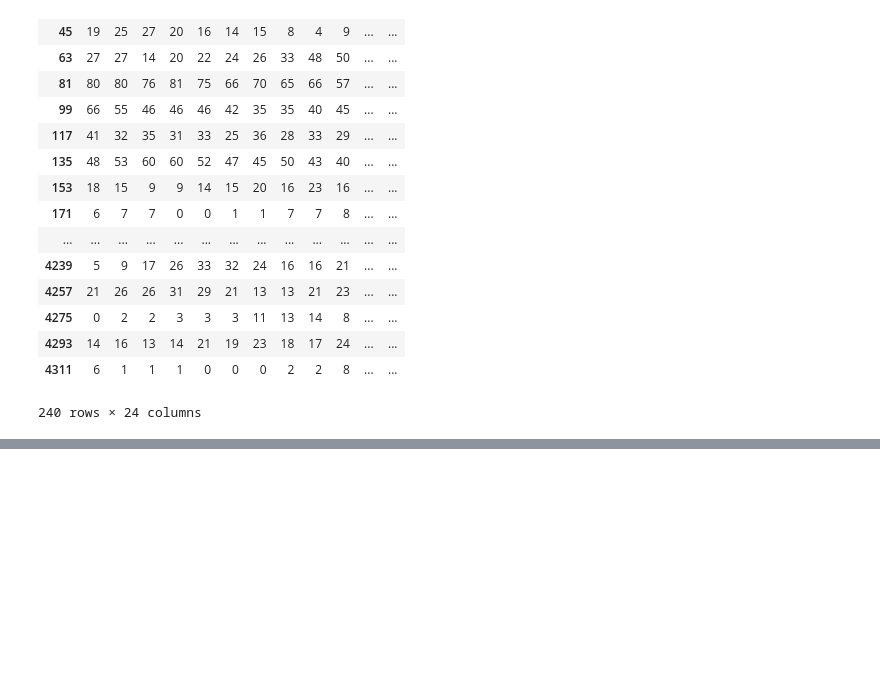
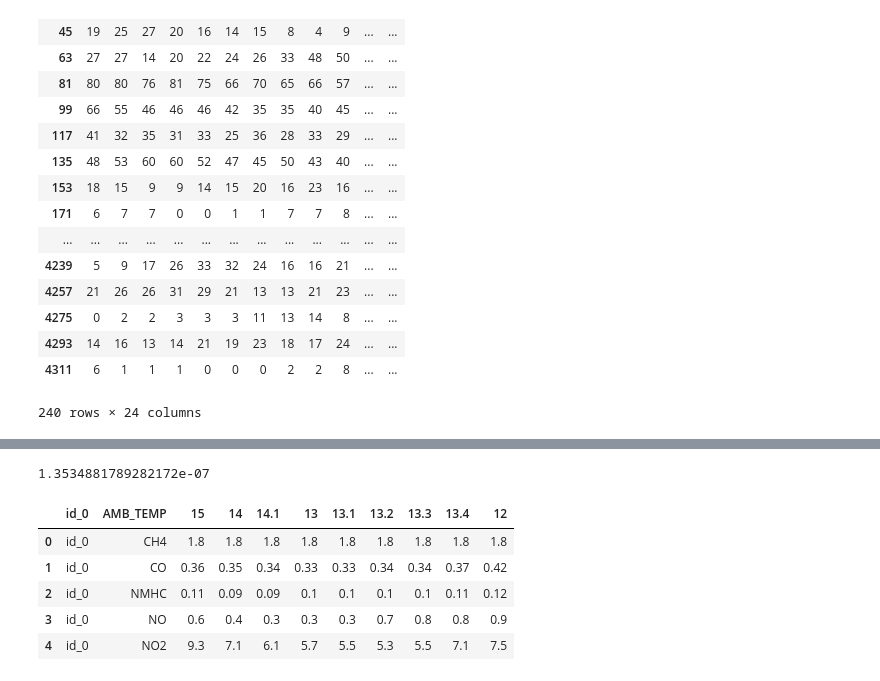
Before and after one commit to thereishudi/ML-HW2, a Jupyter notebook: Predict PM2.5.ipynb, the cells around one changed output, grey strips where cells are left out. Cells and saved outputs as stored; diff of their text form; code cells hidden in the pictures; blank space fills up the shorter version.

```diff
--- a/Predict PM2.5.ipynb
+++ b/Predict PM2.5.ipynb
@@ -145,0 +213,15 @@ x.iloc[1,1]
+# %%
+loss
+# %% [output]
+1.3534881789282172e-07
+# %%
+'''评价模型'''
+data1 = pd.read_csv('test.csv')
+data1.head()
+# %% [output]
+|  | id_0 | AMB_TEMP | 15 | 14 | 14.1 | 13 | 13.1 | 13.2 | 13.3 | 13.4 | 12 |
+| 0 | id_0 | CH4 | 1.8 | 1.8 | 1.8 | 1.8 | 1.8 | 1.8 | 1.8 | 1.8 | 1.8 |
+| 1 | id_0 | CO | 0.36 | 0.35 | 0.34 | 0.33 | 0.33 | 0.34 | 0.34 | 0.37 | 0.42 |
+| 2 | id_0 | NMHC | 0.11 | 0.09 | 0.09 | 0.1 | 0.1 | 0.1 | 0.1 | 0.11 | 0.12 |
+| 3 | id_0 | NO | 0.6 | 0.4 | 0.3 | 0.3 | 0.3 | 0.7 | 0.8 | 0.8 | 0.9 |
+| 4 | id_0 | NO2 | 9.3 | 7.1 | 6.1 | 5.7 | 5.5 | 5.3 | 5.5 | 7.1 | 7.5 |
```
Also changed, not shown: parts of 15 cells of this notebook.
